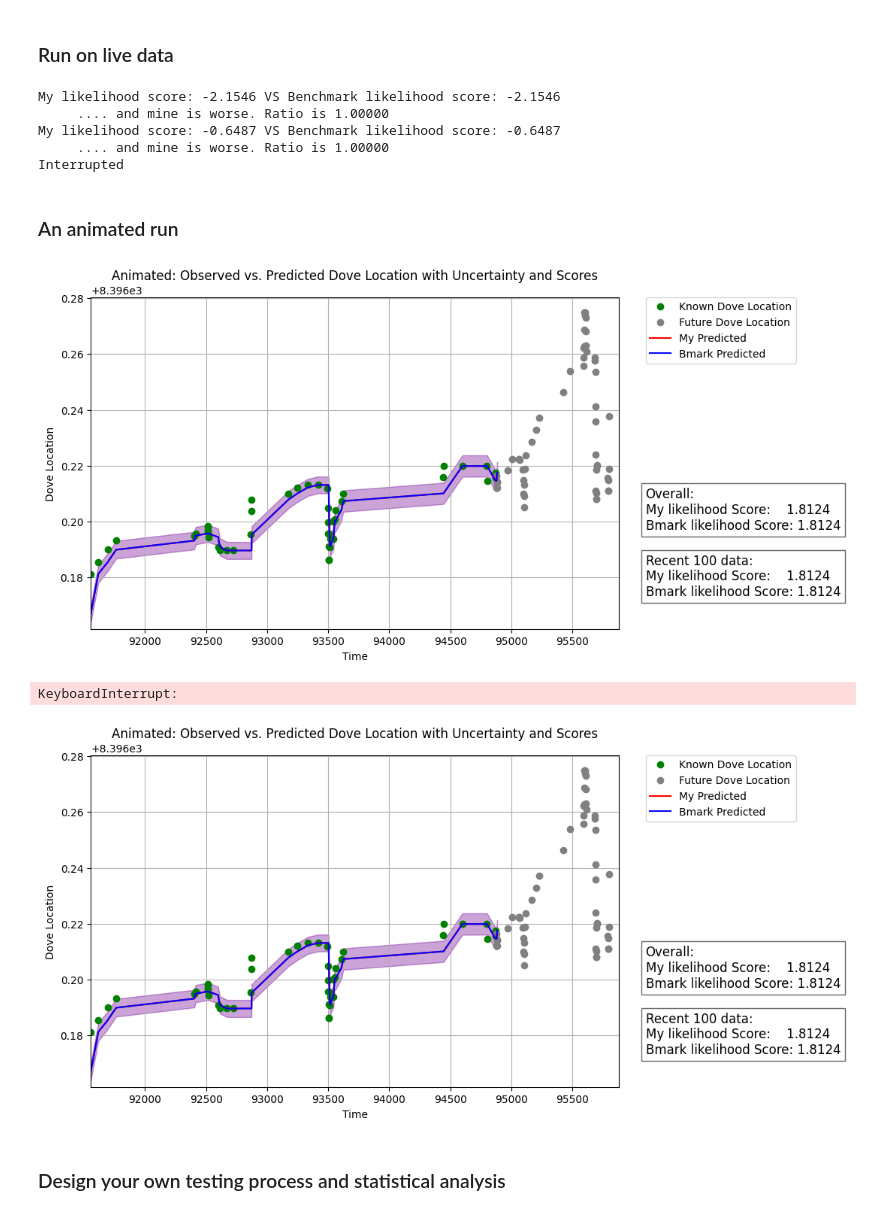
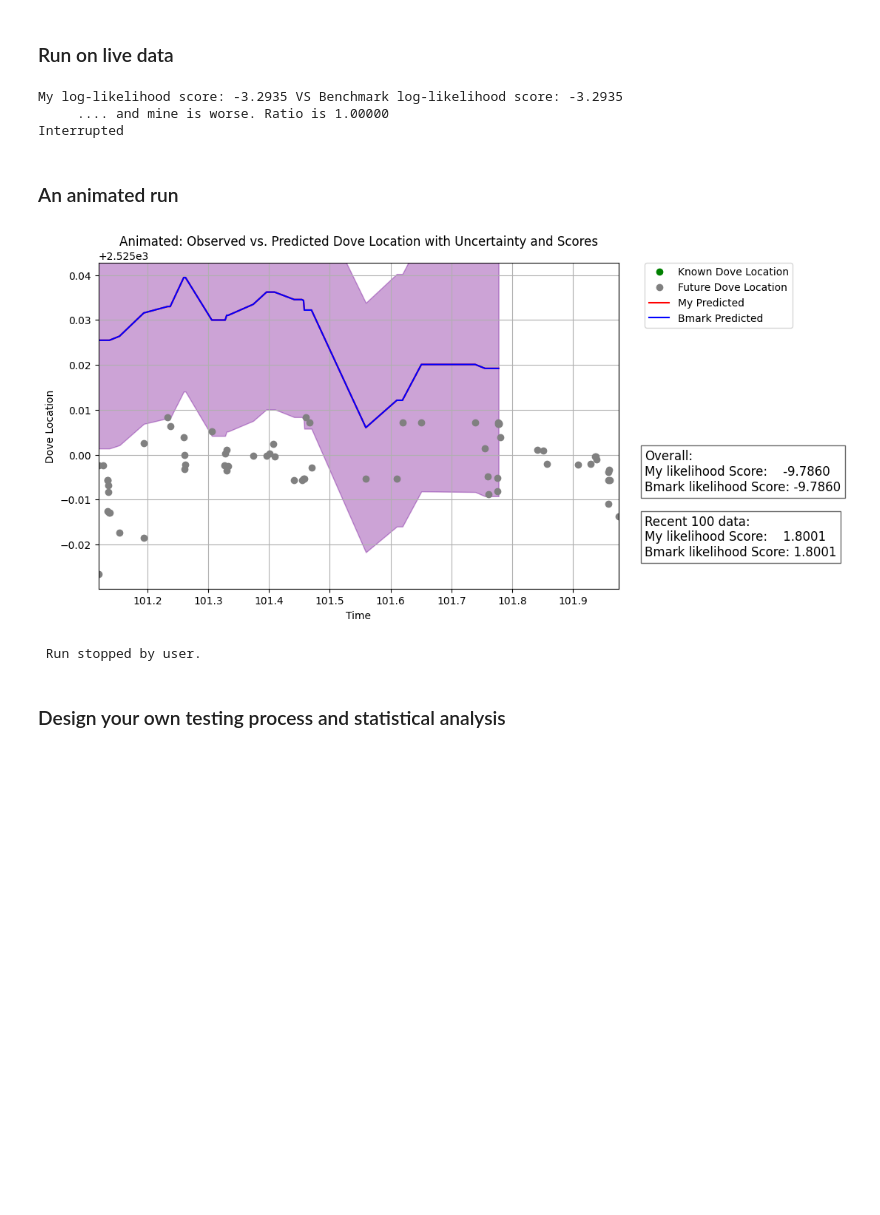
Before and after one commit to microprediction/birdgame, a Jupyter notebook: birdgame/examples/quickstarters/ewma_var.ipynb, the cells around one changed output. Saved outputs shown, nothing was run; the diff lists cells and outputs as text; code cells hidden in the pictures; blank space fills up the shorter version.

```diff
--- a/birdgame/examples/quickstarters/ewma_var.ipynb
+++ b/birdgame/examples/quickstarters/ewma_var.ipynb
@@ -276,12 +276,10 @@ My likelihood score: 2.2829 VS Benchmark likelihood score: 2.2829
 tracker = EMWAVarTracker()
 
 # Run on live data
-tracker.test_run(live=True)
+tracker.test_run(live=True, max_rows=10_000)
 # Interrupt cell to stop run
 # %% [output]
-My likelihood score: -2.1546 VS Benchmark likelihood score: -2.1546
-     .... and mine is worse. Ratio is 1.00000
-My likelihood score: -0.6487 VS Benchmark likelihood score: -0.6487
+My log-likelihood score: -3.2935 VS Benchmark log-likelihood score: -3.2935
      .... and mine is worse. Ratio is 1.00000
 Interrupted
 # %% [markdown]
@@ -289,18 +287,21 @@ Interrupted
 # %%
 %matplotlib inline
 from IPython.display import HTML
 
 tracker = EMWAVarTracker()
 
-animated = tracker.test_run_animated(live=False, from_notebook=True)
+# Note: the model has a warmup period
+try:
+    animated = tracker.test_run_animated(live=False, from_notebook=True)
 
-# Display animation in notebook
-HTML(animated.to_jshtml())
+    # Display animation in notebook
+    HTML(animated.to_jshtml())
+except KeyboardInterrupt:
+    print("\n Run stopped by user.")
 # Interrupt cell to stop run
 # %% [output]
-[figure, old version]
+[figure, new version]
-KeyboardInterrupt:
+ Run stopped by user.
-[figure, removed]
 # %% [markdown]
 ### Design your own testing process and statistical analysis
 # %%
```
Also changed, not shown: parts of 4 cells of this notebook, 9 other files.
